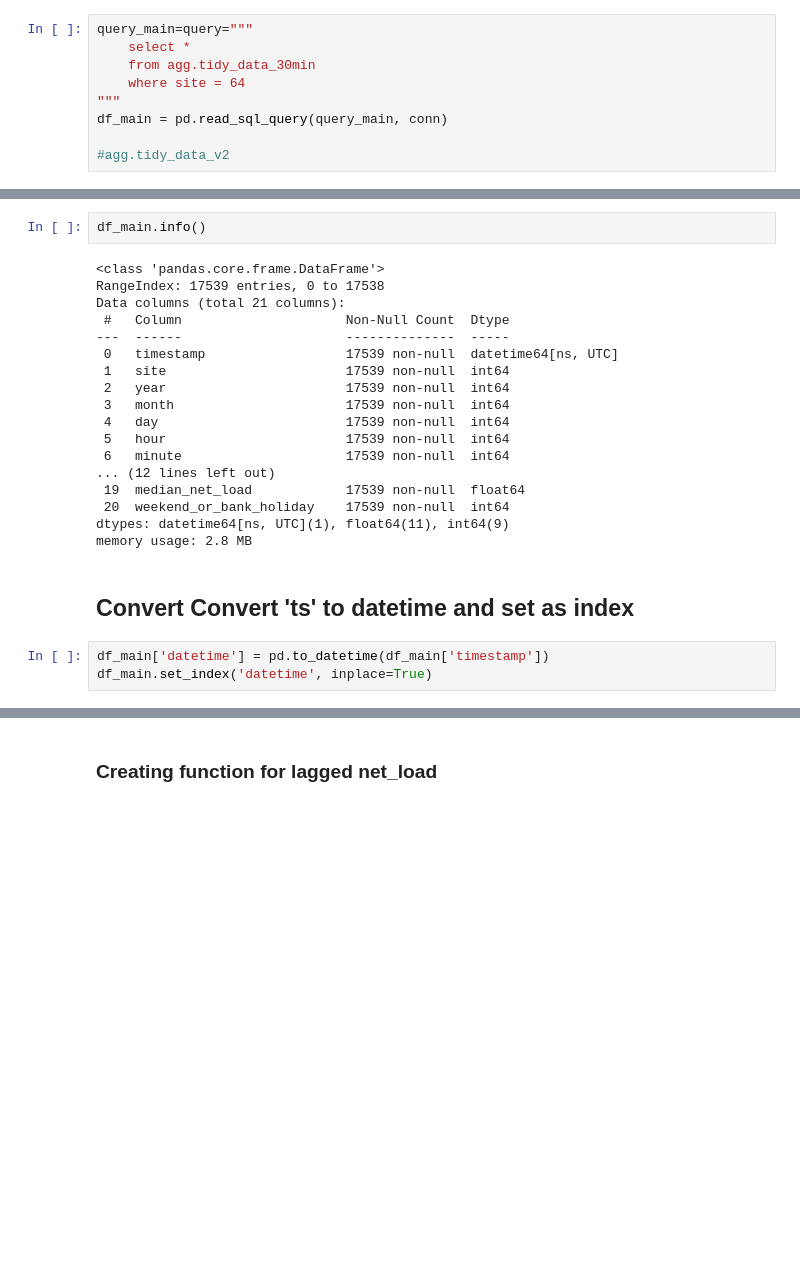
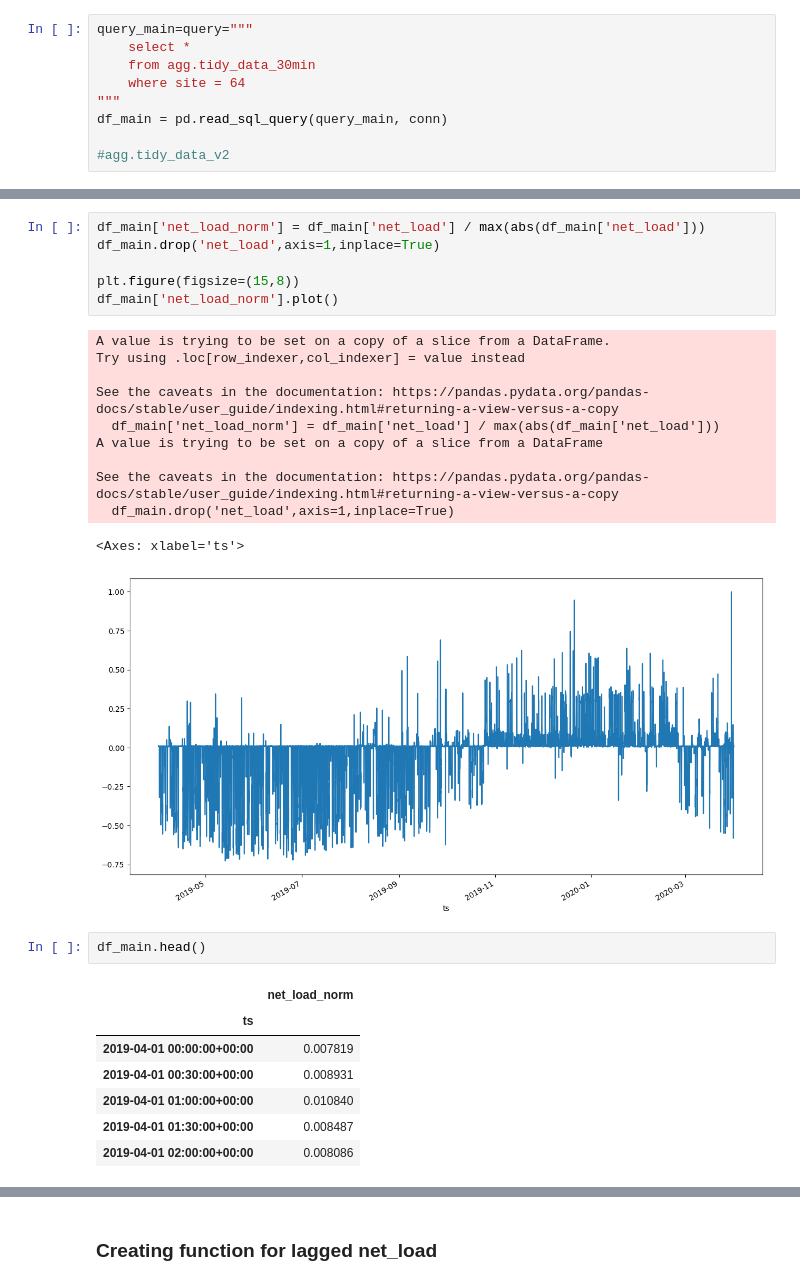
Before and after one commit to dguiraldes/aml_project, a Jupyter notebook: Zora RF_6_tidy_30m.ipynb, the cells around one changed output, grey strips where cells are left out. Drawn from its saved outputs; the diff is of its cells as text; blank space fills up the shorter version.

```diff
--- a/Zora RF_6_tidy_30m.ipynb
+++ b/Zora RF_6_tidy_30m.ipynb
@@ -100,25 +151,28 @@ df_main
+# %%
+df_main['net_load_norm'] = df_main['net_load'] / max(abs(df_main['net_load']))
+df_main.drop('net_load',axis=1,inplace=True)
+
+plt.figure(figsize=(15,8))
+df_main['net_load_norm'].plot()
+# %% [output]
+A value is trying to be set on a copy of a slice from a DataFrame.
+Try using .loc[row_indexer,col_indexer] = value instead
+
+See the caveats in the documentation: https://pandas.pydata.org/pandas-docs/stable/user_guide/indexing.html#returning-a-view-versus-a-copy
+  df_main['net_load_norm'] = df_main['net_load'] / max(abs(df_main['net_load']))
+A value is trying to be set on a copy of a slice from a DataFrame
+
+See the caveats in the documentation: https://pandas.pydata.org/pandas-docs/stable/user_guide/indexing.html#returning-a-view-versus-a-copy
+  df_main.drop('net_load',axis=1,inplace=True)
+<Axes: xlabel='ts'>
+[figure, added]
 # %%
-df_main.info()
+df_main.head()
 # %% [output]
-<class 'pandas.core.frame.DataFrame'>
-RangeIndex: 17539 entries, 0 to 17538
-Data columns (total 21 columns):
- #   Column                     Non-Null Count  Dtype
----  ------                     --------------  -----
- 0   timestamp                  17539 non-null  datetime64[ns, UTC]
- 1   site                       17539 non-null  int64
- 2   year                       17539 non-null  int64
- 3   month                      17539 non-null  int64
- 4   day                        17539 non-null  int64
- 5   hour                       17539 non-null  int64
- 6   minute                     17539 non-null  int64
-... (12 lines left out)
- 19  median_net_load            17539 non-null  float64
- 20  weekend_or_bank_holiday    17539 non-null  int64
-dtypes: datetime64[ns, UTC](1), float64(11), int64(9)
-memory usage: 2.8 MB
+|  | net_load_norm |
+| ts |  |
+| 2019-04-01 00:00:00+00:00 | 0.007819 |
+| 2019-04-01 00:30:00+00:00 | 0.008931 |
+| 2019-04-01 01:00:00+00:00 | 0.010840 |
+| 2019-04-01 01:30:00+00:00 | 0.008487 |
+| 2019-04-01 02:00:00+00:00 | 0.008086 |
-# %% [markdown]
-## Convert Convert 'ts' to datetime and set as index
-# %%
-df_main['datetime'] = pd.to_datetime(df_main['timestamp'])
-df_main.set_index('datetime', inplace=True)
```
Also changed, not shown: parts of 54 cells of this notebook.
